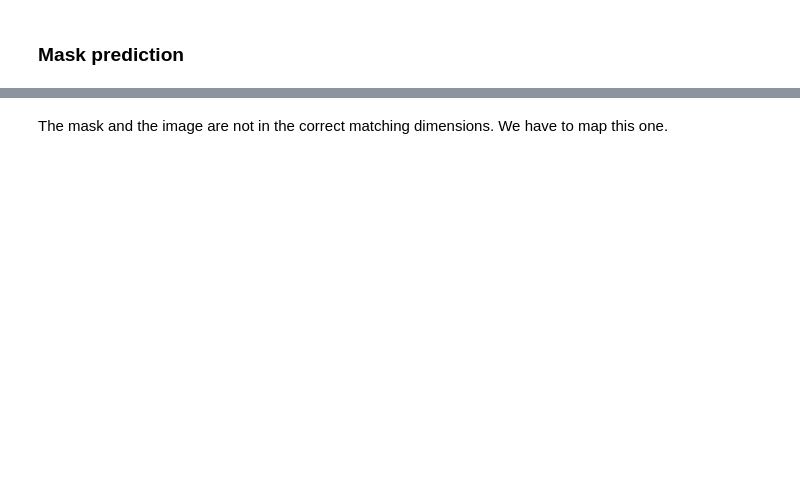
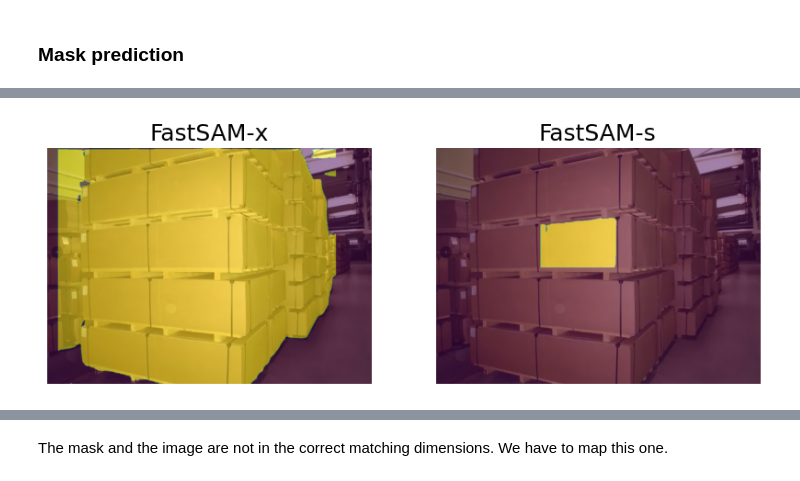
Before and after one commit to mora-bprs/SAM-model, a Jupyter notebook: fastSAM.ipynb, the cells around one changed output, grey strips where cells are left out. Saved outputs shown, nothing was run; the diff lists cells and outputs as text; code cells hidden in the pictures; blank space fills up the shorter version.

```diff
--- a/fastSAM.ipynb
+++ b/fastSAM.ipynb
@@ -225,0 +251,35 @@ plot_mask_with_score(image, "FastSAM-s output", s_mask, get_center_coords(image)
+# %%
+def plot_masks(image, mask1, mask2):
+    fig, ax = plt.subplots(1, 2, figsize=(10, 10))
+    ax[0].imshow(image)
+    ax[0].imshow(mask1, alpha=0.5)
+    ax[0].set_title("FastSAM-x", fontsize=18)
+    ax[0].axis('off')
+
+    ax[1].imshow(image)
+    ax[1].imshow(mask2, alpha=0.5)
+    ax[1].set_title("FastSAM-s", fontsize=18)
+    ax[1].axis('off')
+
+    plt.show()
+
+
+# plot_mask_with_score(image, "FastSAM-x output", x_mask, get_center_coords(image), np.array([1]) )
+# plot_mask_with_score(image, "FastSAM-s output", s_mask, get_center_coords(image), np.array([1]) )
+
+# fig, ax = plt.subplots(1, 2, figsize=(10, 10))
+# ax[0].imshow(image)
+# show_mask(x_mask, ax[0].gca())
+# show_points(*get_center_coords(image), np.array([1]), plt.gca())
+# ax[0].set_title("FastSAM-x", fontsize=18)
+# ax[0].axis('on')
+# ax[1].imshow(image)
+# show_mask(s_mask, ax[1].gca())
+# show_points(*get_center_coords(image), np.array([1]),plt.gca())
+# ax[1].set_title("FastSAM-s", fontsize=18)
+# ax[1].axis('on')
+# plt.show()
+
+plot_masks(image, x_mask[0], s_mask[0])
+# %% [output]
+[figure, added]
```
Also changed, not shown: parts of 33 cells of this notebook.
